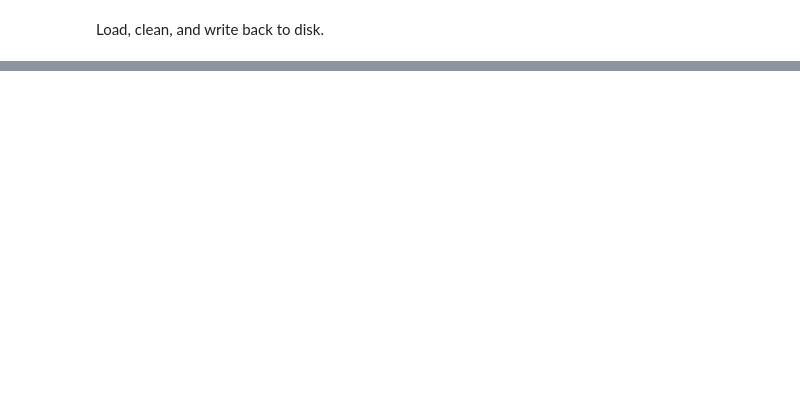
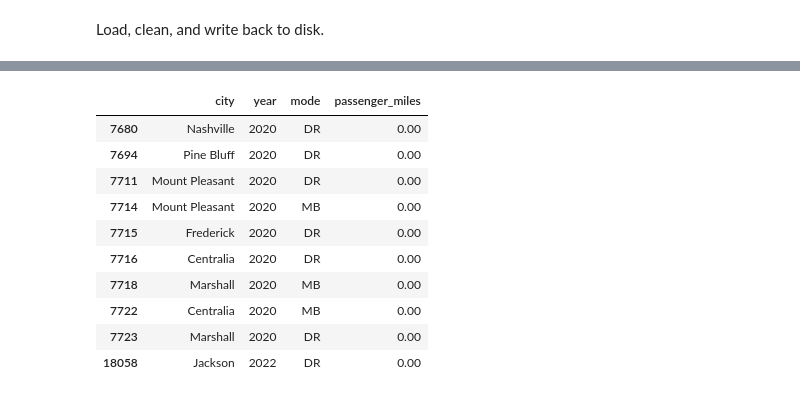
Before and after one commit to jackvandeleuv/95885-project1, a Jupyter notebook: clean.ipynb, the cells around one changed output, grey strips where cells are left out. Saved outputs shown, nothing was run; the diff lists cells and outputs as text; code cells hidden in the pictures; blank space fills up the shorter version.

```diff
--- a/clean.ipynb
+++ b/clean.ipynb
@@ -145,6 +162,18 @@ df \
 # %%
 df \
-    .loc[:, ['city', 'year', 'mode_name', 'passenger_miles']] \
+    .loc[:, ['city', 'year', 'mode', 'passenger_miles']] \
     .sort_values('passenger_miles', ascending=False).tail(10)
+# %% [output]
+|  | city | year | mode | passenger_miles |
+| 7680 | Nashville | 2020 | DR | 0.00 |
+| 7694 | Pine Bluff | 2020 | DR | 0.00 |
+| 7711 | Mount Pleasant | 2020 | DR | 0.00 |
+| 7714 | Mount Pleasant | 2020 | MB | 0.00 |
+| 7715 | Frederick | 2020 | DR | 0.00 |
+| 7716 | Centralia | 2020 | DR | 0.00 |
+| 7718 | Marshall | 2020 | MB | 0.00 |
+| 7722 | Centralia | 2020 | MB | 0.00 |
+| 7723 | Marshall | 2020 | DR | 0.00 |
+| 18058 | Jackson | 2022 | DR | 0.00 |
 # %%
 df \
```
Also changed, not shown: parts of 8 cells of this notebook, 2 other files.
